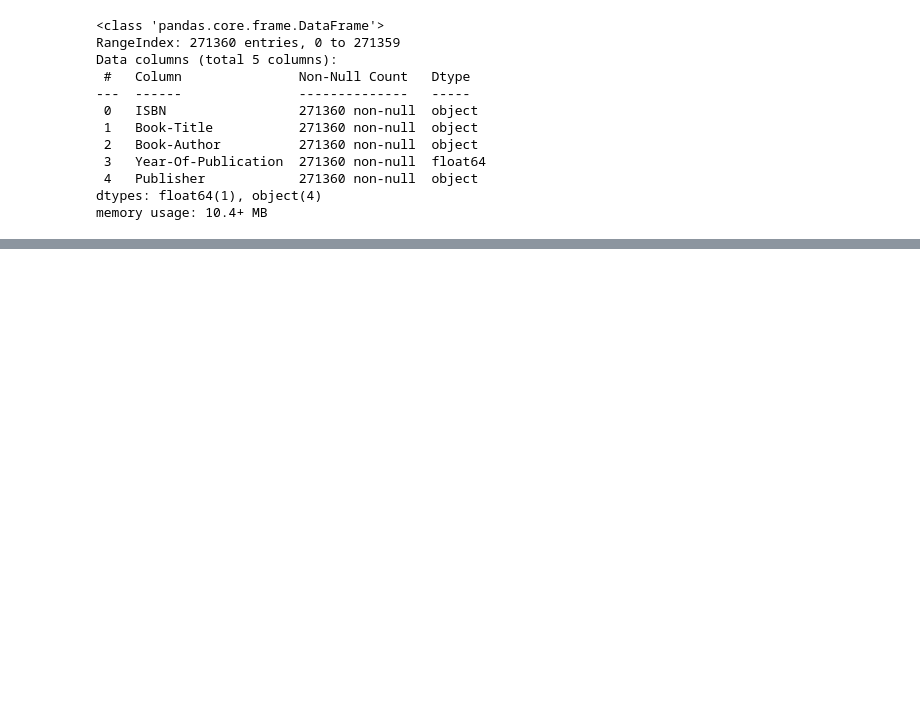
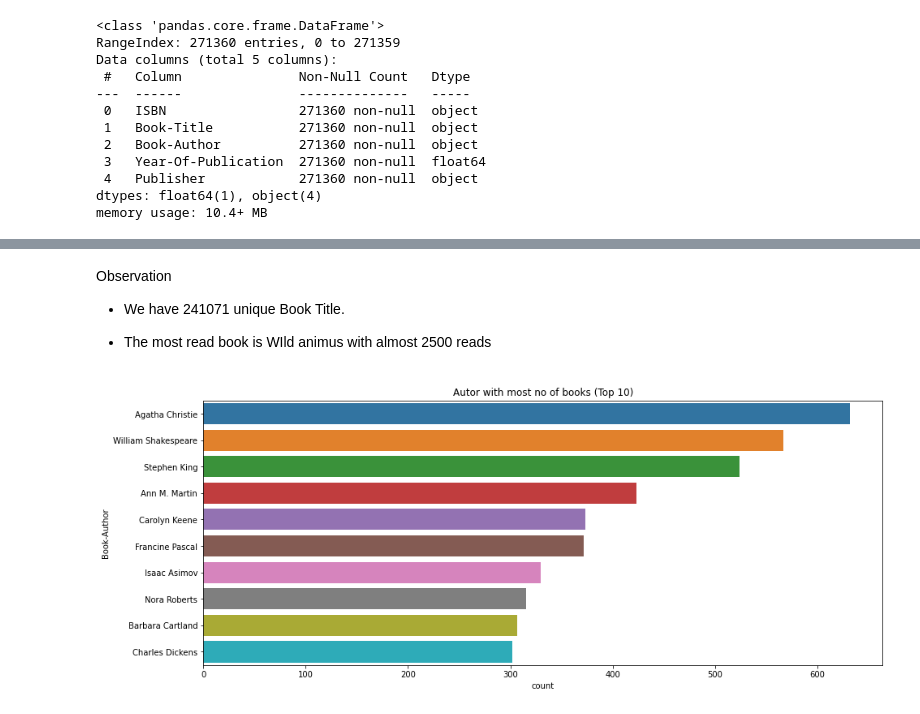
Before and after one commit to Akramkhan01/-Book-Recommendation-System, a Jupyter notebook: Book_Recommendation_System.ipynb, the cells around one changed output, grey strips where cells are left out. Cells and saved outputs as stored; diff of their text form; code cells hidden in the pictures; blank space fills up the shorter version.

```diff
--- a/Book_Recommendation_System.ipynb
+++ b/Book_Recommendation_System.ipynb
@@ -313,0 +430,19 @@ memory usage: 10.4+ MB
+# %% [markdown]
+Observation
+
+* We have 241071 unique Book Title.
+
+
+
+
+
+
+* The most read book is WIld animus with almost 2500 reads
+# %%
+# plot of top 10 authors with most no of books
+plt.figure(figsize=(15,6))
+sns.countplot(y="Book-Author", data=books,order=books['Book-Author'].value_counts().index[0:10])
+plt.title("Autor with most no of books (Top 10)")
+plt.show()
+# %% [output]
+[figure, added]
```
Also changed, not shown: parts of 37 cells of this notebook.
